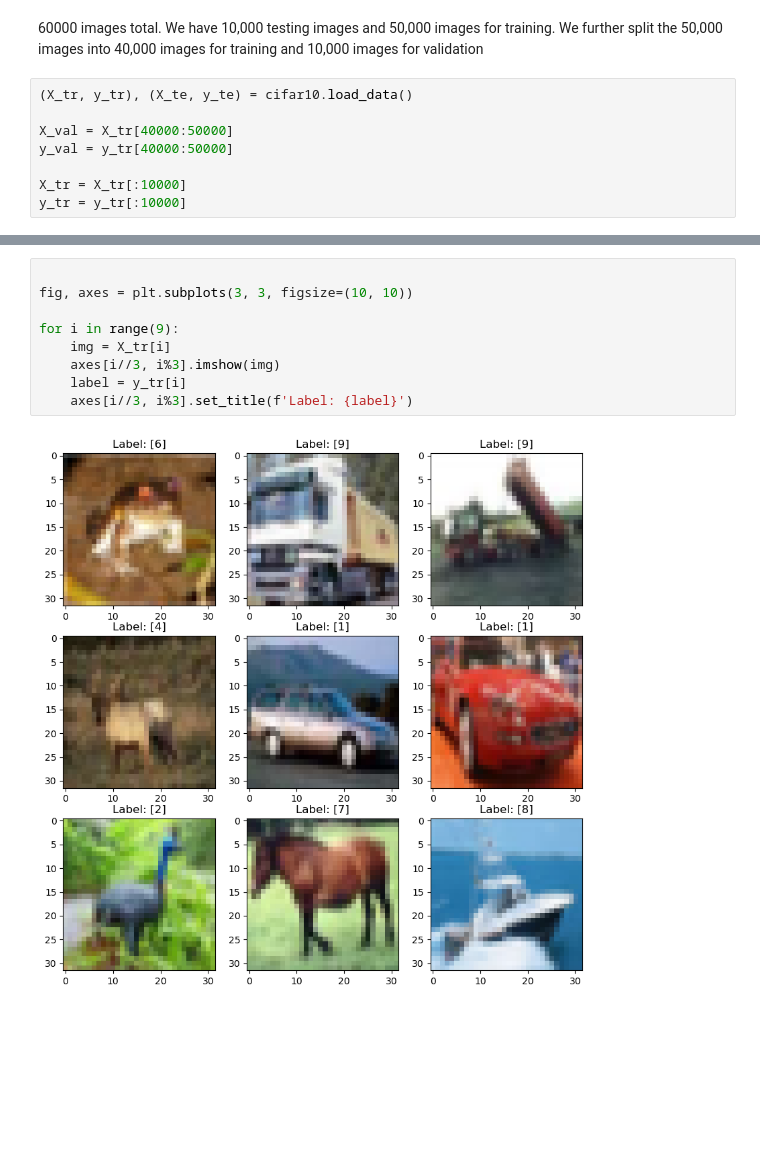
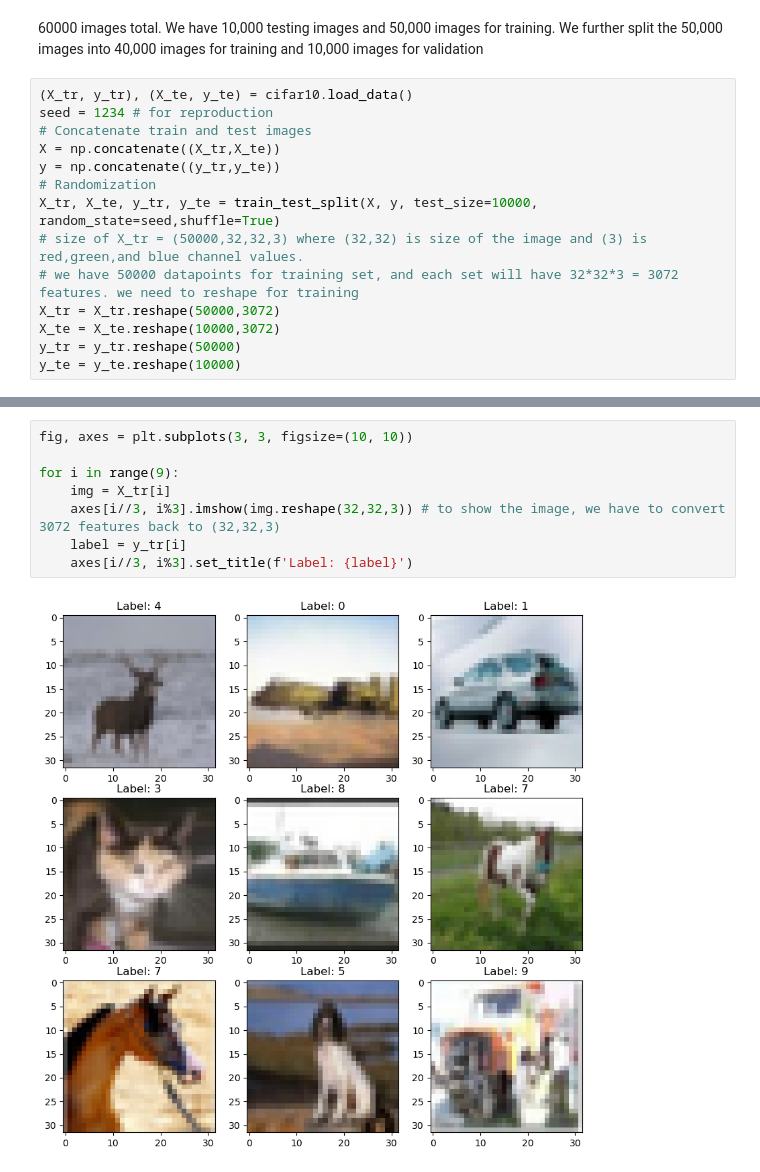
Before and after one commit to atran10TF/CS178Project, a Jupyter notebook: Project.ipynb, the cells around one changed output, grey strips where cells are left out. Cells and saved outputs as stored; diff of their text form; blank space fills up the shorter version.

Commit message:
Update Project.ipynb
1. adding randomization for training and testing
2. reshaped input

```diff
--- a/Project.ipynb
+++ b/Project.ipynb
@@ -15,9 +17,15 @@ warnings.filterwarnings('ignore')
 60000 images total. We have 10,000 testing images and 50,000 images for training. We further split the 50,000 images into 40,000 images for training and 10,000 images for validation
 # %%
 (X_tr, y_tr), (X_te, y_te) = cifar10.load_data()
-
-X_val = X_tr[40000:50000]
-y_val = y_tr[40000:50000]
-
-X_tr = X_tr[:10000]
-y_tr = y_tr[:10000]
+seed = 1234 # for reproduction
+# Concatenate train and test images
+X = np.concatenate((X_tr,X_te))
+y = np.concatenate((y_tr,y_te))
+# Randomization
+X_tr, X_te, y_tr, y_te = train_test_split(X, y, test_size=10000, random_state=seed,shuffle=True)
+# size of X_tr = (50000,32,32,3) where (32,32) is size of the image and (3) is red,green,and blue channel values.
+# we have 50000 datapoints for training set, and each set will have 32*32*3 = 3072 features. we need to reshape for training
+X_tr = X_tr.reshape(50000,3072)
+X_te = X_te.reshape(10000,3072)
+y_tr = y_tr.reshape(50000)
+y_te = y_te.reshape(10000)
@@ -32,11 +44,10 @@ X_tr.shape
 # %%
-
 fig, axes = plt.subplots(3, 3, figsize=(10, 10))
 
 for i in range(9):
     img = X_tr[i]
-    axes[i//3, i%3].imshow(img)
+    axes[i//3, i%3].imshow(img.reshape(32,32,3)) # to show the image, we have to convert 3072 features back to (32,32,3)
     label = y_tr[i]
     axes[i//3, i%3].set_title(f'Label: {label}')
 # %% [output]
-[figure, old version]
+[figure, new version]
```
Also changed, not shown: parts of 5 cells of this notebook.
